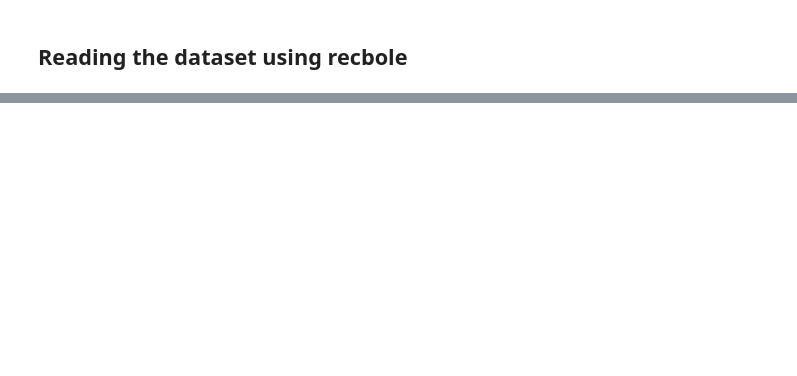
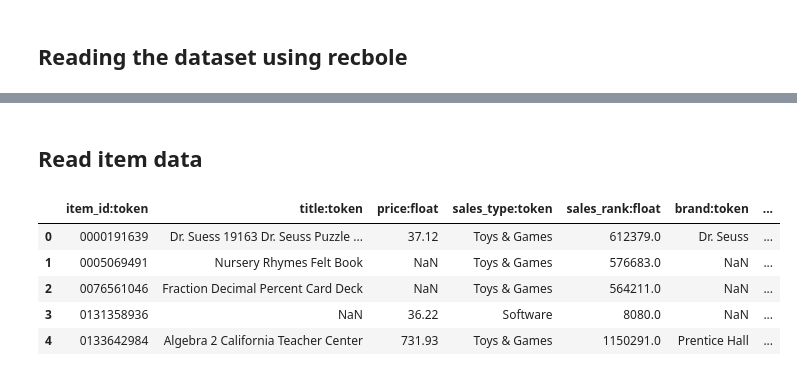
Before and after one commit to gkoren2/DIF-SR, a Jupyter notebook: notebooks/datasets_EDA.ipynb, the cells around one changed output, grey strips where cells are left out. Cells and saved outputs as stored; diff of their text form; code cells hidden in the pictures; blank space fills up the shorter version.

```diff
--- a/notebooks/datasets_EDA.ipynb
+++ b/notebooks/datasets_EDA.ipynb
@@ -235,0 +305,12 @@ dataset.item_feat.head()
+# %% [markdown]
+## Read item data
+# %%
+tdf=pd.read_csv(os.path.join(dataset_path,'Amazon_Toys_and_Games.item'),sep='\t')
+tdf.head()
+# %% [output]
+|  | item_id:token | title:token | price:float | sales_type:token | sales_rank:float | brand:token | ... |
+| 0 | 0000191639 | Dr. Suess 19163 Dr. Seuss Puzzle ... | 37.12 | Toys & Games | 612379.0 | Dr. Seuss | ... |
+| 1 | 0005069491 | Nursery Rhymes Felt Book | NaN | Toys & Games | 576683.0 | NaN | ... |
+| 2 | 0076561046 | Fraction Decimal Percent Card Deck | NaN | Toys & Games | 564211.0 | NaN | ... |
+| 3 | 0131358936 | NaN | 36.22 | Software | 8080.0 | NaN | ... |
+| 4 | 0133642984 | Algebra 2 California Teacher Center | 731.93 | Toys & Games | 1150291.0 | Prentice Hall | ... |
```
Also changed, not shown: parts of 42 cells of this notebook.
